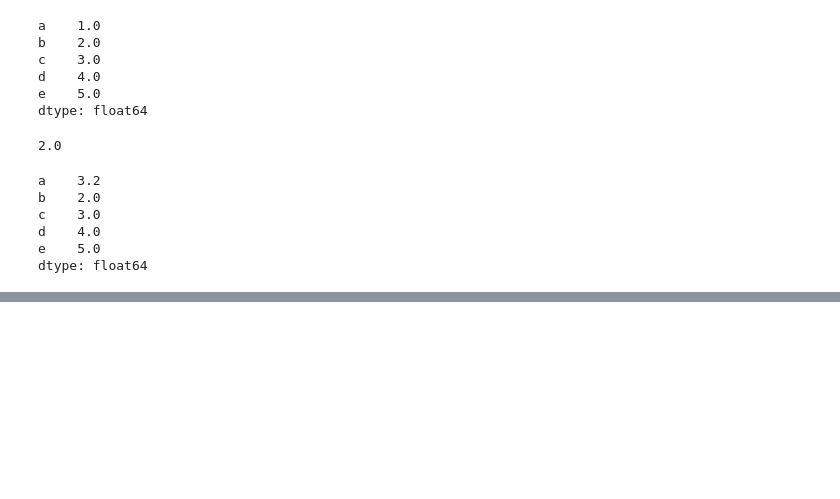
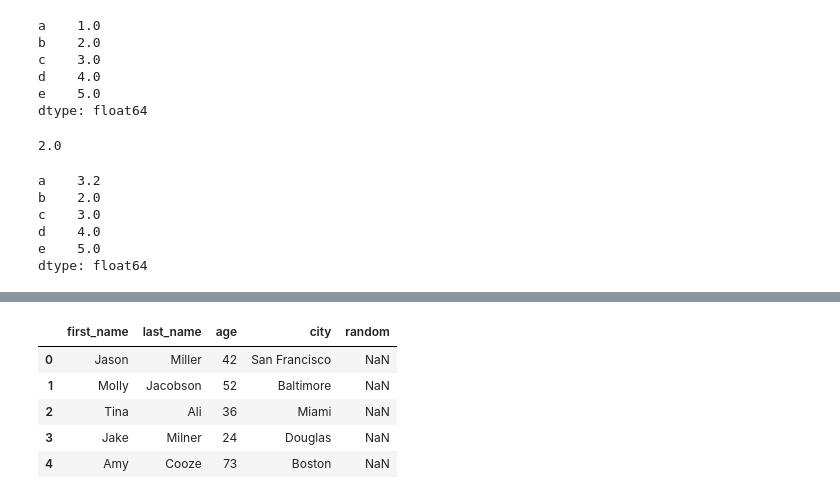
Before and after one commit to eric98040/AI_Basic_2023, a Jupyter notebook: Content/Week4/Pandas/pandas_1.ipynb, the cells around one changed output, grey strips where cells are left out. Drawn from its saved outputs; the diff is of its cells as text; code cells hidden in the pictures; blank space fills up the shorter version.

Commit message:
Pandas File added

```diff
--- a/Content/Week4/Pandas/pandas_1.ipynb
+++ b/Content/Week4/Pandas/pandas_1.ipynb
@@ -81,0 +165,17 @@ dtype: float64
+# %%
+# Example from - https://chrisalbon.com/python/pandas_map_values_to_values.html
+
+raw_data = {'first_name': ['Jason', 'Molly', 'Tina', 'Jake', 'Amy'],
+        'last_name': ['Miller', 'Jacobson', 'Ali', 'Milner', 'Cooze'],
+        'age': [42, 52, 36, 24, 73],
+        'city': ['San Francisco', 'Baltimore', 'Miami', 'Douglas', 'Boston']}
+
+df = pd.DataFrame(raw_data, columns = ['first_name', 'last_name', 'age', 'city', 'random'])
+df
+# %% [output]
+|  | first_name | last_name | age | city | random |
+| 0 | Jason | Miller | 42 | San Francisco | NaN |
+| 1 | Molly | Jacobson | 52 | Baltimore | NaN |
+| 2 | Tina | Ali | 36 | Miami | NaN |
+| 3 | Jake | Milner | 24 | Douglas | NaN |
+| 4 | Amy | Cooze | 73 | Boston | NaN |
```
Also changed, not shown: parts of 72 cells of this notebook, 11 other files.
